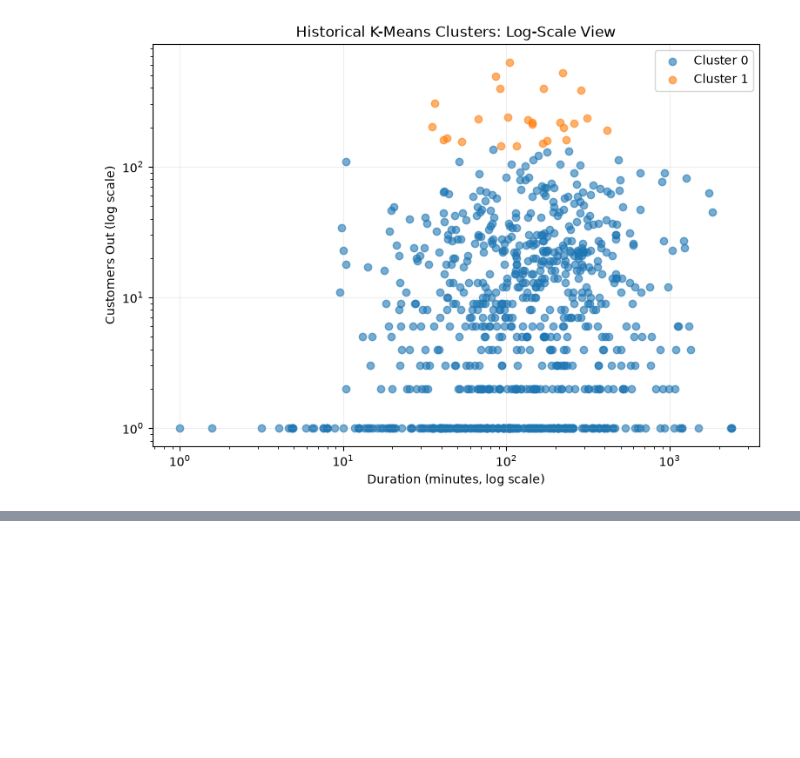
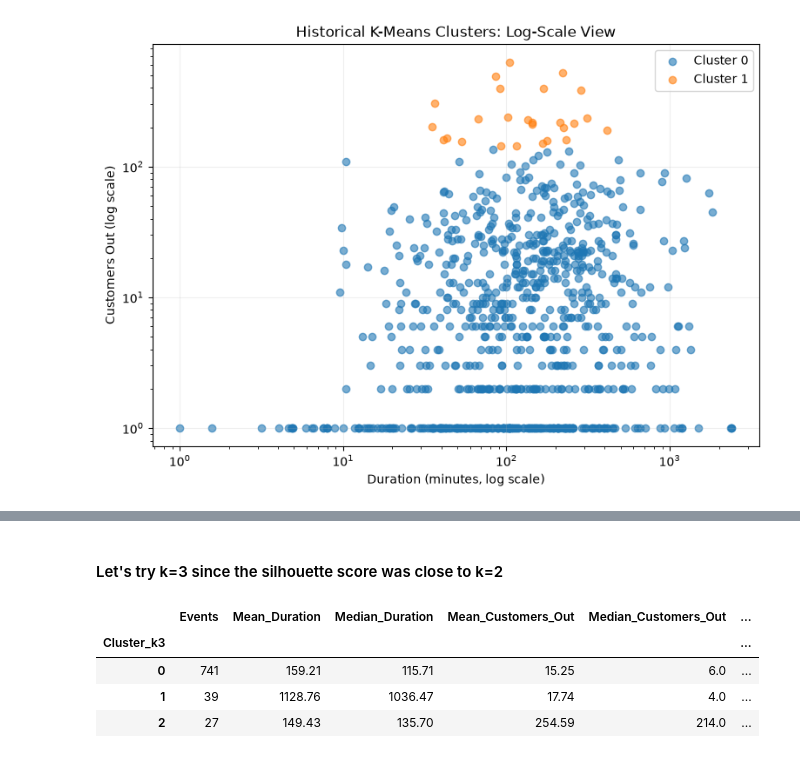
Before and after one commit to markasmithks/vegetation-outage-ML-project, a Jupyter notebook: vegetation-validation/notebooks/01_validate_historical_analysis.ipynb, the cells around one changed output, grey strips where cells are left out. Saved outputs shown, nothing was run; the diff lists cells and outputs as text; code cells hidden in the pictures; blank space fills up the shorter version.

```diff
--- a/vegetation-validation/notebooks/01_validate_historical_analysis.ipynb
+++ b/vegetation-validation/notebooks/01_validate_historical_analysis.ipynb
@@ -521,0 +656,32 @@ plt.show()
+# %% [markdown]
+#### Let's try k=3 since the silhouette score was close to k=2
+# %%
+kmeans_3 = KMeans(
+    n_clusters=3,
+    random_state=42,
+    n_init=10
+)
+
+cluster_data["Cluster_k3"] = kmeans_3.fit_predict(X_scaled)
+
+cluster_summary_k3 = (
+    cluster_data
+    .groupby("Cluster_k3")
+    .agg(
+        Events=("Cluster_k3", "size"),
+        Mean_Duration=("Duration_Minutes", "mean"),
+        Median_Duration=("Duration_Minutes", "median"),
+        Mean_Customers_Out=("Customers_Out", "mean"),
+        Median_Customers_Out=("Customers_Out", "median"),
+        Total_Customer_Minutes=("Customer_Minutes", "sum")
+    )
+    .round(2)
+)
+
+cluster_summary_k3
+# %% [output]
+|  | Events | Mean_Duration | Median_Duration | Mean_Customers_Out | Median_Customers_Out | ... |
+| Cluster_k3 |  |  |  |  |  | ... |
+| 0 | 741 | 159.21 | 115.71 | 15.25 | 6.0 | ... |
+| 1 | 39 | 1128.76 | 1036.47 | 17.74 | 4.0 | ... |
+| 2 | 27 | 149.43 | 135.70 | 254.59 | 214.0 | ... |
```
Also changed, not shown: parts of 9 cells of this notebook.
